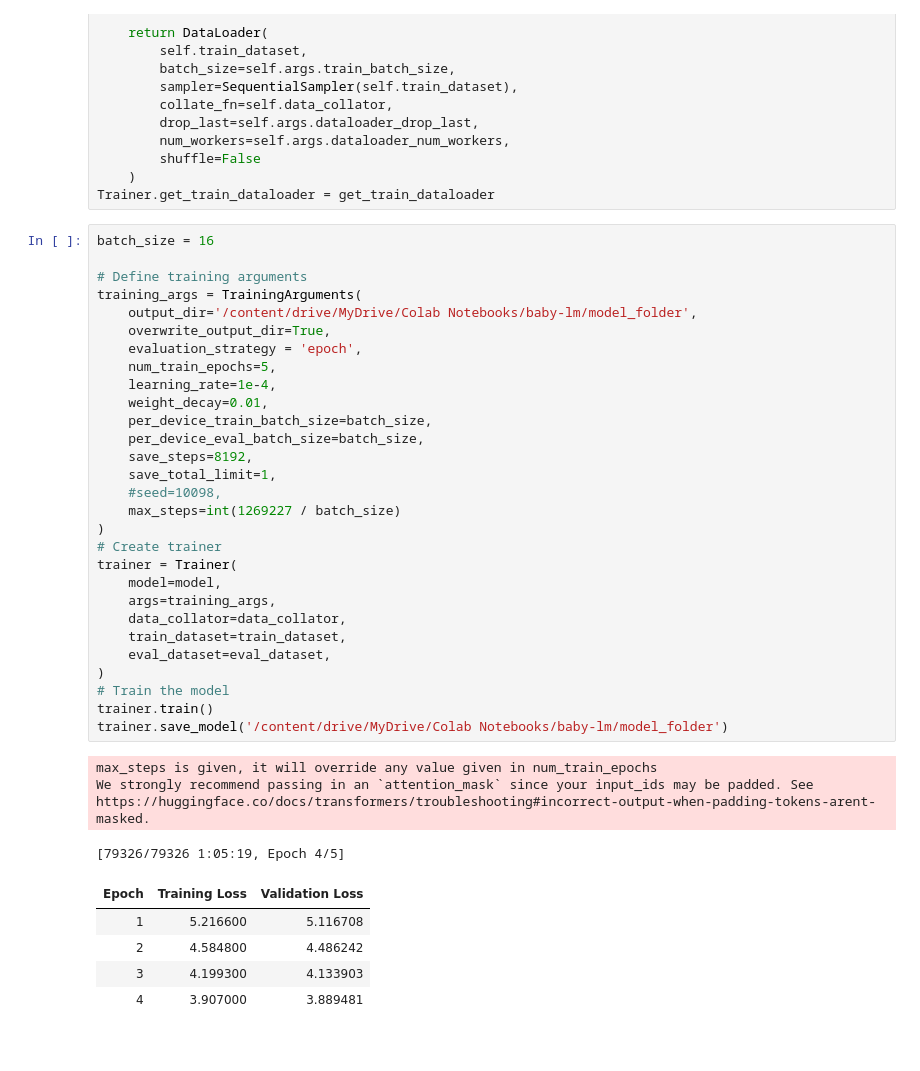
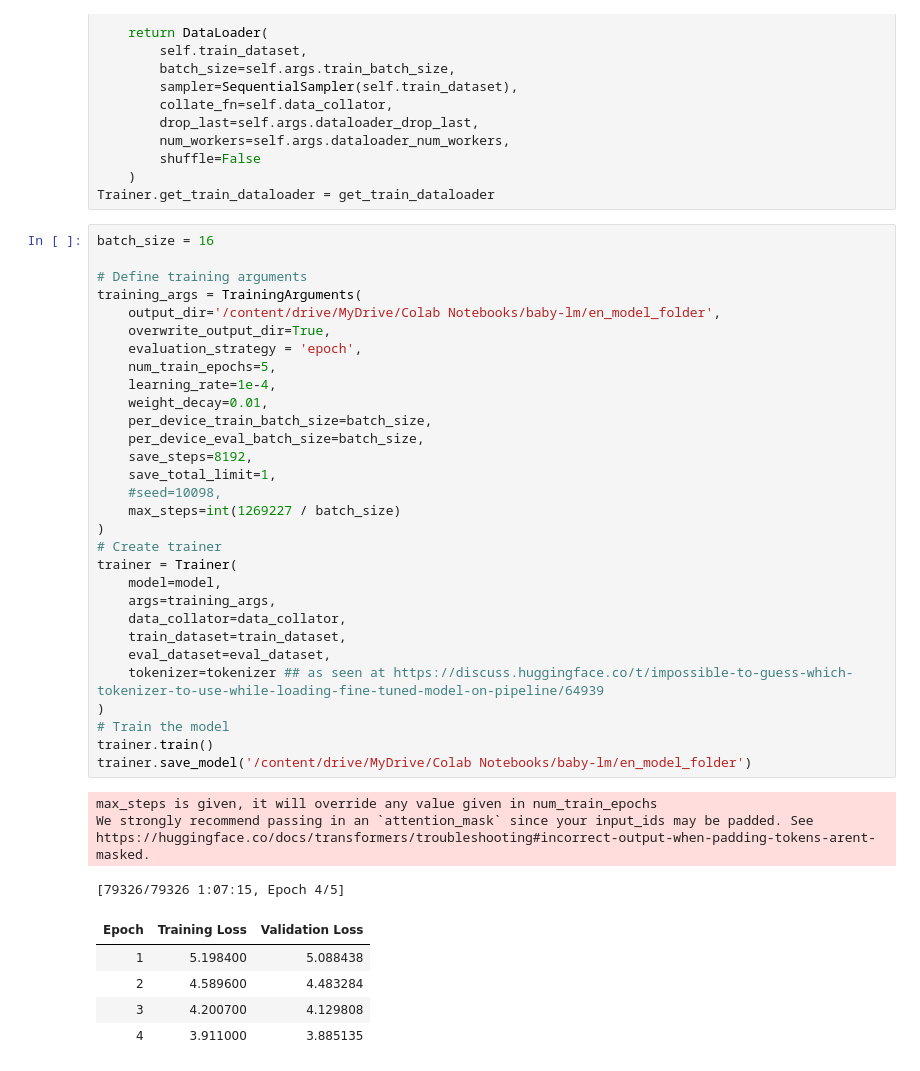
Before and after one commit to abrtz/baby-lm, a Jupyter notebook: BabyTraining_EN.ipynb, the cells around one changed output. Saved outputs shown, nothing was run; the diff lists cells and outputs as text.

Commit message:
final training of EN model

```diff
--- a/BabyTraining_EN.ipynb
+++ b/BabyTraining_EN.ipynb
@@ -233,37 +233,38 @@ Trainer.get_train_dataloader = get_train_dataloader
 batch_size = 16
 
 # Define training arguments
 training_args = TrainingArguments(
-    output_dir='/content/drive/MyDrive/Colab Notebooks/baby-lm/model_folder',
+    output_dir='/content/drive/MyDrive/Colab Notebooks/baby-lm/en_model_folder',
     overwrite_output_dir=True,
     evaluation_strategy = 'epoch',
     num_train_epochs=5,
     learning_rate=1e-4,
     weight_decay=0.01,
     per_device_train_batch_size=batch_size,
     per_device_eval_batch_size=batch_size,
     save_steps=8192,
     save_total_limit=1,
     #seed=10098,
     max_steps=int(1269227 / batch_size)
 )
 # Create trainer
 trainer = Trainer(
     model=model,
     args=training_args,
     data_collator=data_collator,
     train_dataset=train_dataset,
     eval_dataset=eval_dataset,
+    tokenizer=tokenizer ## as seen at https://discuss.huggingface.co/t/impossible-to-guess-which-tokenizer-to-use-while-loading-fine-tuned-model-on-pipeline/64939
 )
 # Train the model
 trainer.train()
-trainer.save_model('/content/drive/MyDrive/Colab Notebooks/baby-lm/model_folder')
+trainer.save_model('/content/drive/MyDrive/Colab Notebooks/baby-lm/en_model_folder')
 # %% [output]
 max_steps is given, it will override any value given in num_train_epochs
 We strongly recommend passing in an `attention_mask` since your input_ids may be padded. See https://huggingface.co/docs/transformers/troubleshooting#incorrect-output-when-padding-tokens-arent-masked.
-[79326/79326 1:05:19, Epoch 4/5]
+[79326/79326 1:07:15, Epoch 4/5]
 | Epoch | Training Loss | Validation Loss |
-| 1 | 5.216600 | 5.116708 |
-| 2 | 4.584800 | 4.486242 |
-| 3 | 4.199300 | 4.133903 |
-| 4 | 3.907000 | 3.889481 |
+| 1 | 5.198400 | 5.088438 |
+| 2 | 4.589600 | 4.483284 |
+| 3 | 4.200700 | 4.129808 |
+| 4 | 3.911000 | 3.885135 |
```
Also changed, not shown: parts of 1 cell of this notebook.
